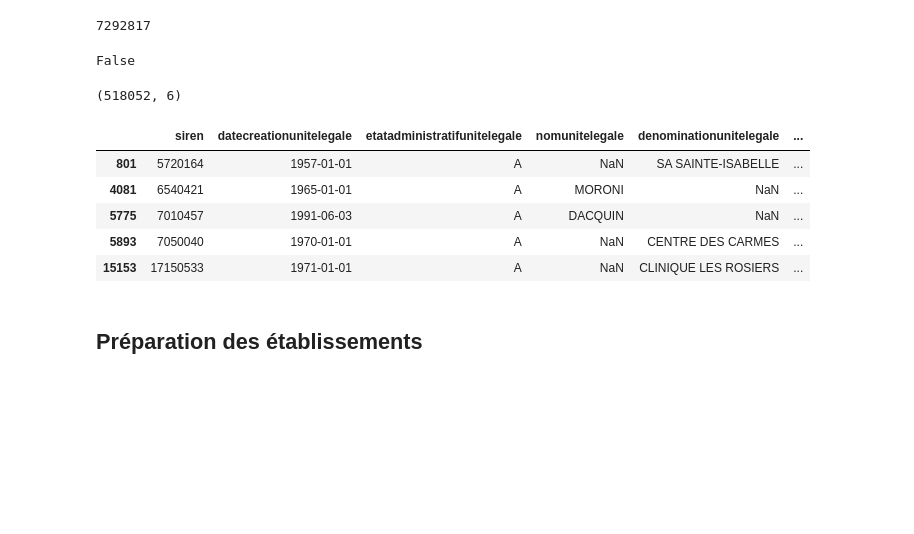
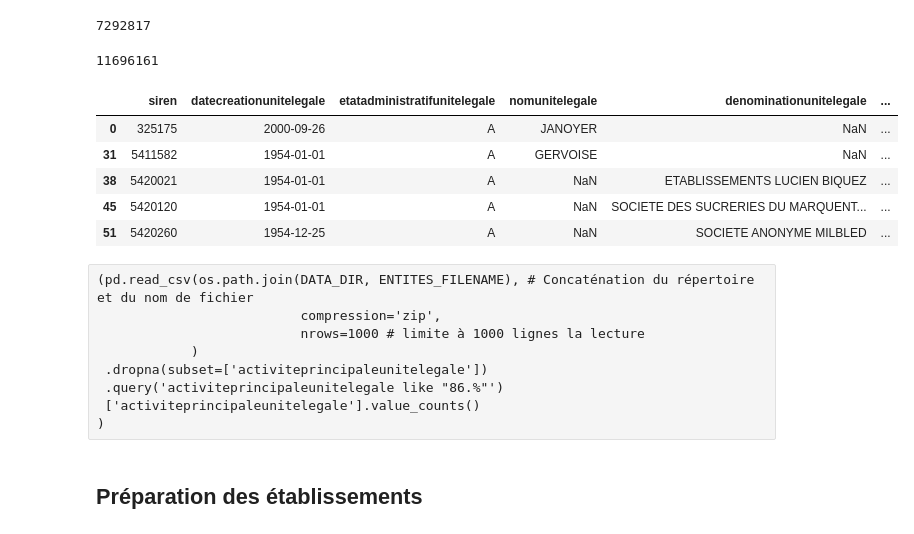
Before and after one commit to faustinevallet/deserts-medicaux, a Jupyter notebook: notebooks/preparation_sirene.ipynb, the cells around one changed output. Saved outputs shown, nothing was run; the diff lists cells and outputs as text; code cells hidden in the pictures; blank space fills up the shorter version.

```diff
--- a/notebooks/preparation_sirene.ipynb
+++ b/notebooks/preparation_sirene.ipynb
@@ -5,8 +10,12 @@ import pandas as pd
 # %%
-# Declaration des constantes
+# Déclaration des constantes
 DATA_DIR = '../data/external/'
-ENTITES_FILENAME = 'StockUniteLegale_utf8.zip'
+PROCESSED_DIR = '../data/processed'
+
+ENTITIES_FILENAME = 'StockUniteLegale_utf8.zip'
 ETAB_FILENAME = 'StockEtablissement_utf8.zip'
+NAF_REF_FILENAME = 'naf86.xlsx'
+PS_CITIES_FILENAME = 'PS_communes.csv'
 
 ACTIVITY_CODE = '86.'
 # %% [markdown]
@@ -27,9 +57,14 @@ pd.read_csv(os.path.join(DATA_DIR, ENTITES_FILENAME), # Concaténation du réper
 # %%
-entite_df = (pd.read_csv(os.path.join(DATA_DIR, ENTITES_FILENAME),# Concaténation du répertoire et du nom de fichier
-                        usecols=['siren','activiteprincipaleunitelegale', 'datecreationunitelegale', 'etatadministratifunitelegale',
-                                'denominationunitelegale', 'nomunitelegale'
-                                ],
-                        compression='zip',
-                        # nrows=100000 # Limite a n lignes la lecture
-            )
-            ).dropna(subset=['activiteprincipaleunitelegale']).query('etatadministratifunitelegale == "A"')
+%%time
+entities_df = (pd.read_csv(os.path.join(DATA_DIR, ENTITIES_FILENAME), # Concaténation du répertoire et du nom de fichier
+                           usecols=['siren',
+                                    'activiteprincipaleunitelegale', 'datecreationunitelegale',
+                                    'denominationunitelegale', 'nomunitelegale', 'etatadministratifunitelegale',
+                                   ],
+                           compression='zip',
+                           #nrows=100000 # limite à n lignes la lecture
+                          )
+             ).dropna(subset=['activiteprincipaleunitelegale']).query('etatadministratifunitelegale == "A"')
+
+# Filtrage des professionnels de santé
+#entities_df = entities_df[entities_df.activiteprincipaleunitelegale.str.startswith(ACTIVITY_CODE)] # 86.
@@ -46,6 +83,6 @@ entite_df.nomunitelegale.isnull().sum()
 # %% [output]
 7292817
 # %%
-entite_df.denominationunitelegale.isnull().sum() + entite_df.nomunitelegale.isnull().sum() == entite_df.shape[0]
+entities_df.denominationunitelegale.isnull().sum() + entities_df.nomunitelegale.isnull().sum()
 # %% [output]
-False
+11696161
@@ -55,16 +89,21 @@ entite_df= entite_df[entite_df.activiteprincipaleunitelegale.str.startswith(ACTI
-# %%
-entite_df.shape
-# %% [output]
-(518052, 6)
 # %%
-entite_df.head()
+entities_df.head()
 # %% [output]
 |  | siren | datecreationunitelegale | etatadministratifunitelegale | nomunitelegale | denominationunitelegale | ... |
-| 801 | 5720164 | 1957-01-01 | A | NaN | SA SAINTE-ISABELLE | ... |
-| 4081 | 6540421 | 1965-01-01 | A | MORONI | NaN | ... |
-| 5775 | 7010457 | 1991-06-03 | A | DACQUIN | NaN | ... |
-| 5893 | 7050040 | 1970-01-01 | A | NaN | CENTRE DES CARMES | ... |
-| 15153 | 17150533 | 1971-01-01 | A | NaN | CLINIQUE LES ROSIERS | ... |
+| 0 | 325175 | 2000-09-26 | A | JANOYER | NaN | ... |
+| 31 | 5411582 | 1954-01-01 | A | GERVOISE | NaN | ... |
+| 38 | 5420021 | 1954-01-01 | A | NaN | ETABLISSEMENTS LUCIEN BIQUEZ | ... |
+| 45 | 5420120 | 1954-01-01 | A | NaN | SOCIETE DES SUCRERIES DU MARQUENT... | ... |
+| 51 | 5420260 | 1954-12-25 | A | NaN | SOCIETE ANONYME MILBLED | ... |
+# %% [raw]
+(pd.read_csv(os.path.join(DATA_DIR, ENTITES_FILENAME), # Concaténation du répertoire et du nom de fichier
+                          compression='zip',
+                          nrows=1000 # limite à 1000 lignes la lecture
+            )
+ .dropna(subset=['activiteprincipaleunitelegale'])
+ .query('activiteprincipaleunitelegale like "86.%"')
+ ['activiteprincipaleunitelegale'].value_counts()
+)
 # %% [markdown]
 ## Préparation des établissements
 # %%
```
Also changed, not shown: parts of 44 cells of this notebook, 1 other file.
